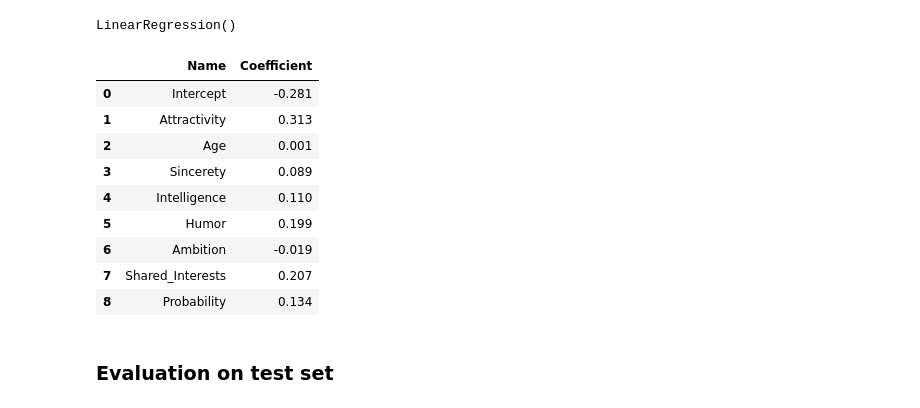
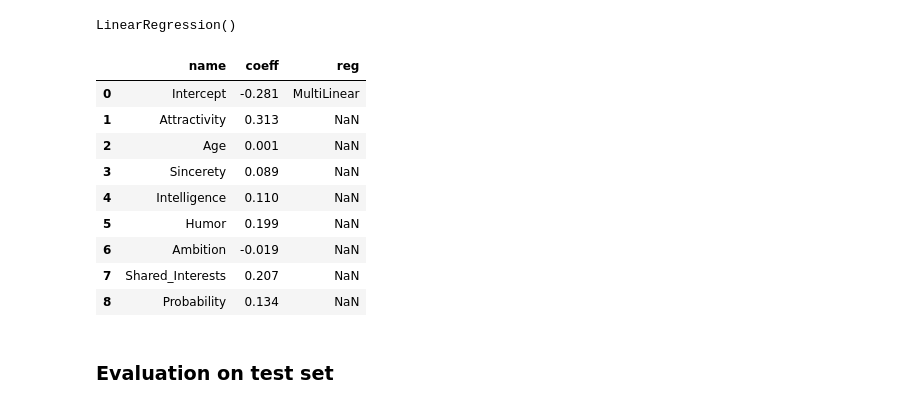
Before and after one commit to SvenWeiss-HDM/Projektgruppe_A, a Jupyter notebook: notebooks/draft-analysis_r.ipynb, the cells around one changed output. Saved outputs shown, nothing was run; the diff lists cells and outputs as text; code cells hidden in the pictures.

```diff
--- a/notebooks/draft-analysis_r.ipynb
+++ b/notebooks/draft-analysis_r.ipynb
@@ -682,31 +679,32 @@ LinearRegression()
 # %%
 # intercept
 intercept = pd.DataFrame({
-    "Name": ["Intercept"],
-    "Coefficient":[reg.intercept_]}
+    "name": ["Intercept"],
+    "coeff":[reg.intercept_]
+    ,"reg":"MultiLinear"}
     )
 
 # make a slope table
 slope = pd.DataFrame({
-    "Name": features,
-    "Coefficient": reg.coef_}
+    "name": features,
+    "coeff": reg.coef_}
 )
 
 # combine estimates of intercept and slopes
 table = pd.concat([intercept, slope], ignore_index=True, sort=False)
 
 round(table, 3)
 # %% [output]
-|  | Name | Coefficient |
-| 0 | Intercept | -0.281 |
-| 1 | Attractivity | 0.313 |
-| 2 | Age | 0.001 |
-| 3 | Sincerety | 0.089 |
-| 4 | Intelligence | 0.110 |
-| 5 | Humor | 0.199 |
-| 6 | Ambition | -0.019 |
-| 7 | Shared_Interests | 0.207 |
-| 8 | Probability | 0.134 |
+|  | name | coeff | reg |
+| 0 | Intercept | -0.281 | MultiLinear |
+| 1 | Attractivity | 0.313 | NaN |
+| 2 | Age | 0.001 | NaN |
+| 3 | Sincerety | 0.089 | NaN |
+| 4 | Intelligence | 0.110 | NaN |
+| 5 | Humor | 0.199 | NaN |
+| 6 | Ambition | -0.019 | NaN |
+| 7 | Shared_Interests | 0.207 | NaN |
+| 8 | Probability | 0.134 | NaN |
 # %% [markdown]
 ### Evaluation on test set
 # %%
```
Also changed, not shown: parts of 7 cells of this notebook, 1 other file.
